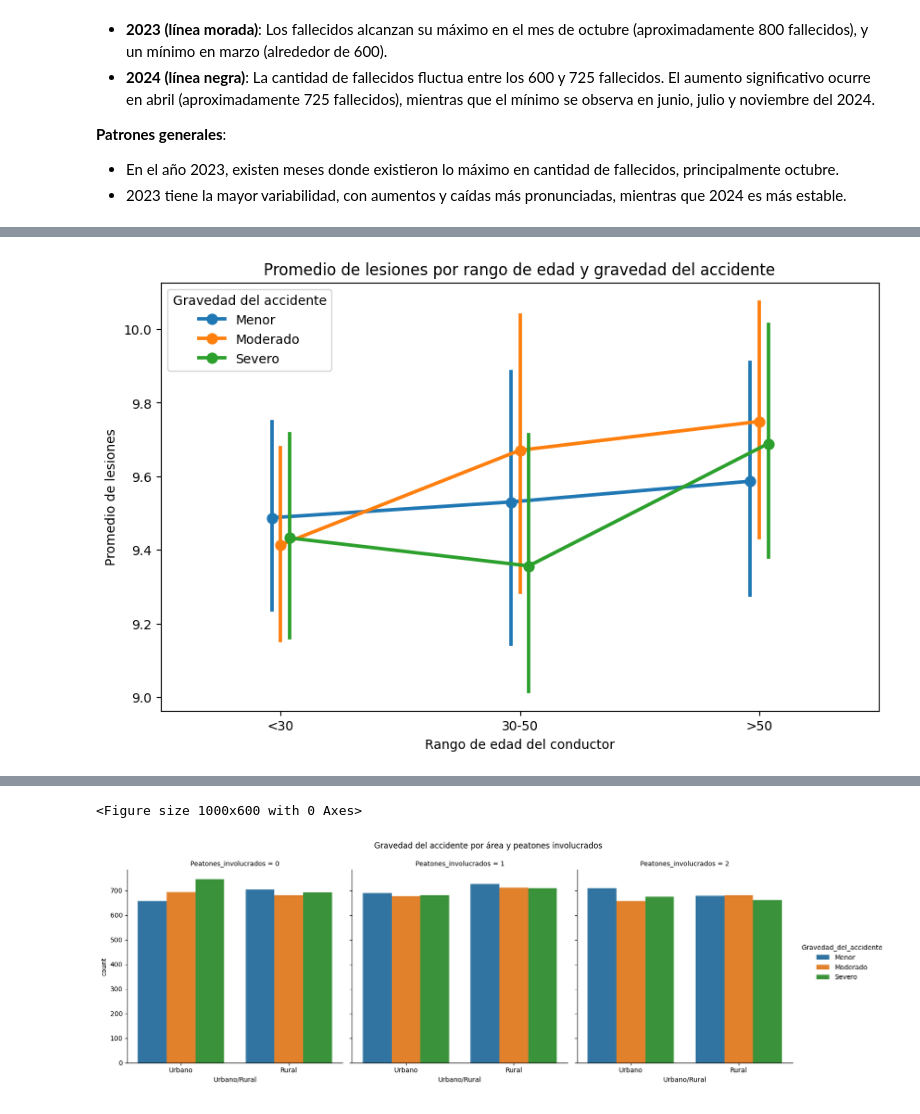
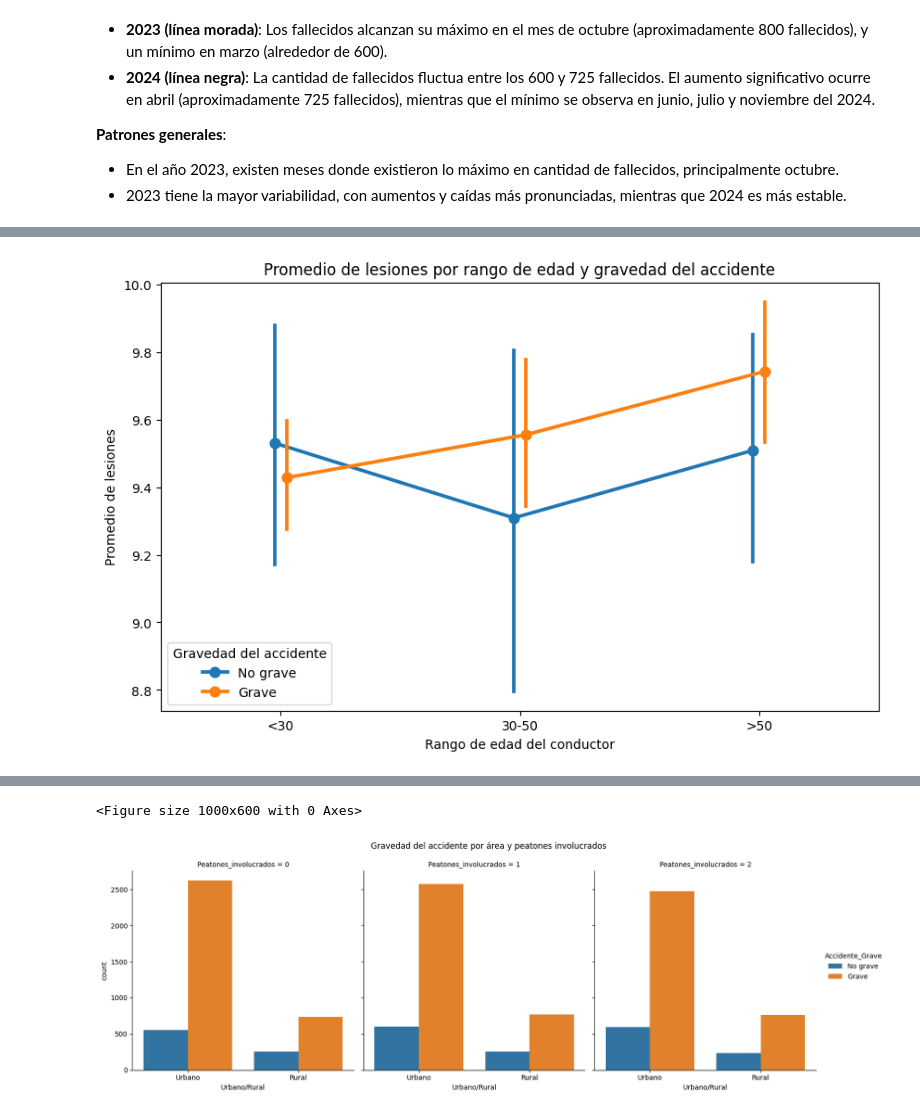
Before and after one commit to Pablo-AS35/Accidentes2022-2024, a Jupyter notebook: ProyectoDSParteI_PabloArce.ipynb, the cells around one changed output, grey strips where cells are left out. Cells and saved outputs as stored; diff of their text form; code cells hidden in the pictures.

```diff
--- a/ProyectoDSParteI_PabloArce.ipynb
+++ b/ProyectoDSParteI_PabloArce.ipynb
@@ -35,7 +35,7 @@ import matplotlib as mpl
 import matplotlib.pyplot as plt
 import seaborn as sns
 
-url = 'https://raw.githubusercontent.com/Pablo-AS35/Accidentes2022-2024/refs/heads/main/Accidentes2022-2024.csv'
+url = 'https://raw.githubusercontent.com/Pablo-AS35/Accidentes2022-2024/refs/heads/main/Accidentes_2022-2024.csv'
 df_data = pd.read_csv(url)
 # %%
 df_data = pd.read_csv(url, delimiter=';', encoding='latin1')
@@ -346,7 +346,7 @@ sns.pointplot(
     data=df_data,
     x='Edad_binned',
     y='Numero_de_lesiones',
-    hue='Gravedad_del_accidente',
+    hue='Accidente_Grave',
     dodge=True
 )
 plt.title('Promedio de lesiones por rango de edad y gravedad del accidente')
@@ -355,7 +355,7 @@ plt.ylabel('Promedio de lesiones')
 plt.legend(title='Gravedad del accidente')
 plt.show()
 # %% [output]
-[figure, old version]
+[figure, new version]
 # %%
 # Gráfico de barras agrupadas con Plotly
 fig = px.bar(
@@ -377,10 +377,10 @@ fig.show()
 # %%
 # Gráfico de barras con Seaborn: Urbano/Rural, peatones y gravedad
 plt.figure(figsize=(10, 6))
-sns.catplot(data=df_data, x='Urbano/Rural', hue='Gravedad_del_accidente',
+sns.catplot(data=df_data, x='Urbano/Rural', hue='Accidente_Grave',
             col='Peatones_involucrados', kind='count', height=5, aspect=1)
 plt.suptitle('Gravedad del accidente por área y peatones involucrados', y=1.05)
 plt.show()
 # %% [output]
 <Figure size 1000x600 with 0 Axes>
-[figure, old version]
+[figure, new version]
```
Also changed, not shown: parts of 11 cells of this notebook.
